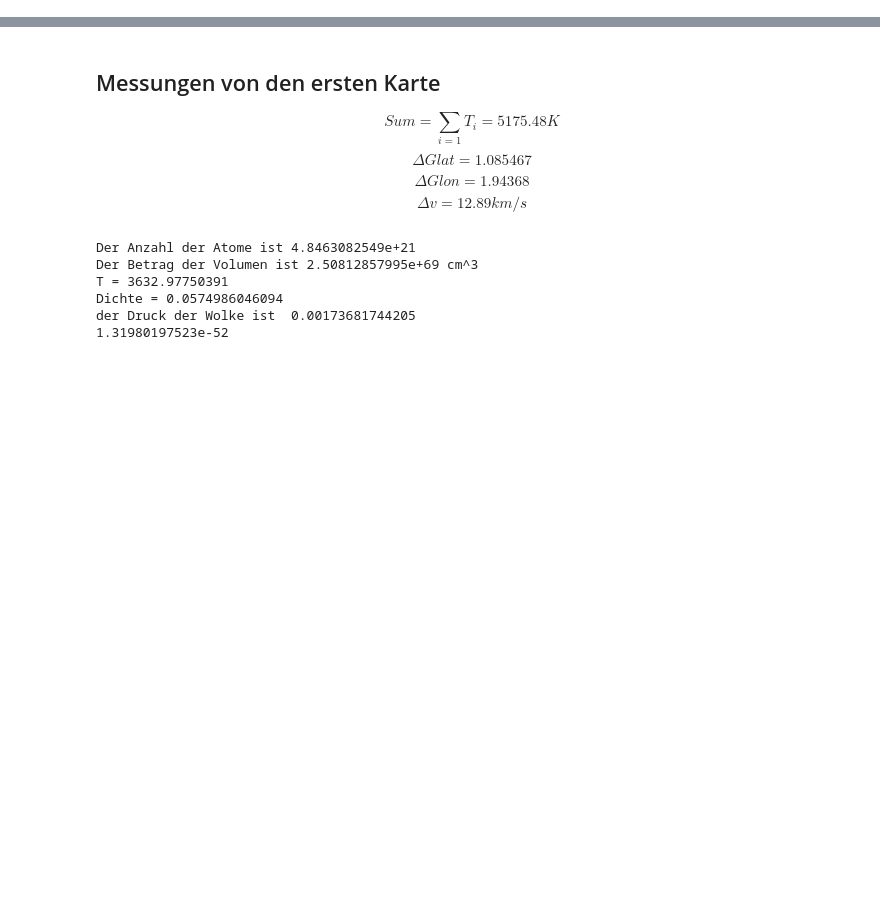
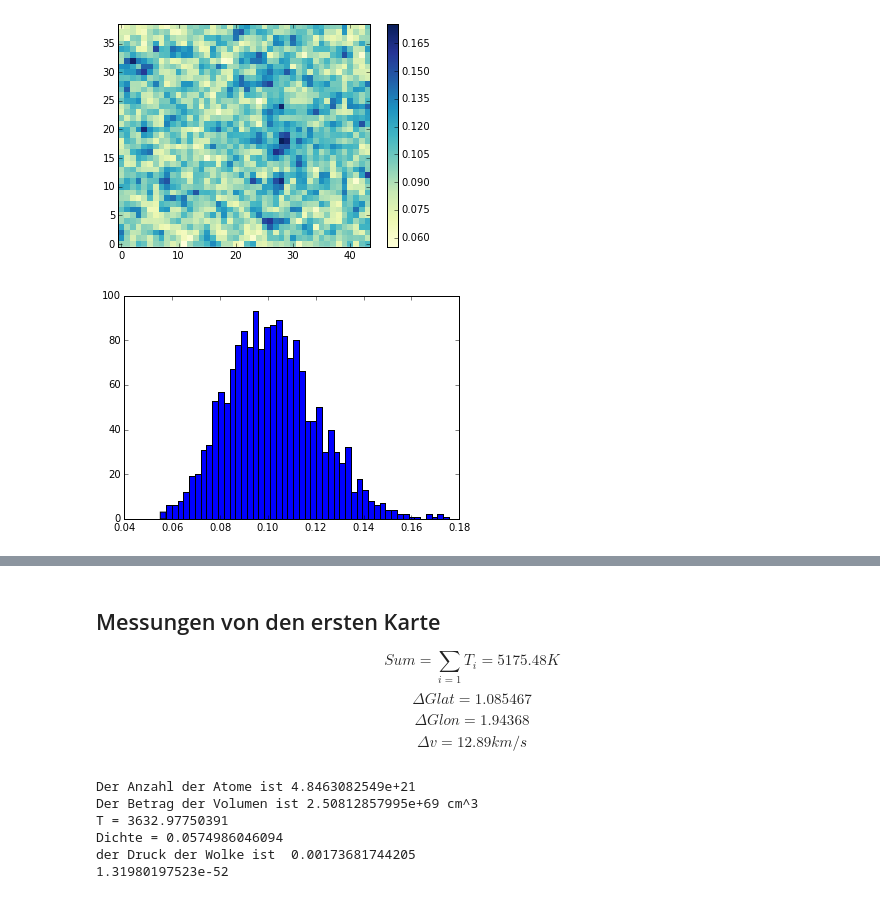
Before and after one commit to alibabaei1/Radio, a Jupyter notebook: Untitled.ipynb, the cells around one changed output, grey strips where cells are left out. Cells and saved outputs as stored; diff of their text form; code cells hidden in the pictures; blank space fills up the shorter version.

```diff
--- a/Untitled.ipynb
+++ b/Untitled.ipynb
@@ -39,0 +65,8 @@ $$T_{kin} \leq \frac{m_{H}\Delta v^2}{8k_{B}ln(2)}$$
+# %%
+pl.imshow(noisemap, **imkw)
+pl.colorbar()
+pl.figure()
+_  = pl.hist(noisemap.flatten(), bins=50)
+# %% [output]
+[figure, added]
+[figure, added]
```
Also changed, not shown: parts of 6 cells of this notebook.
